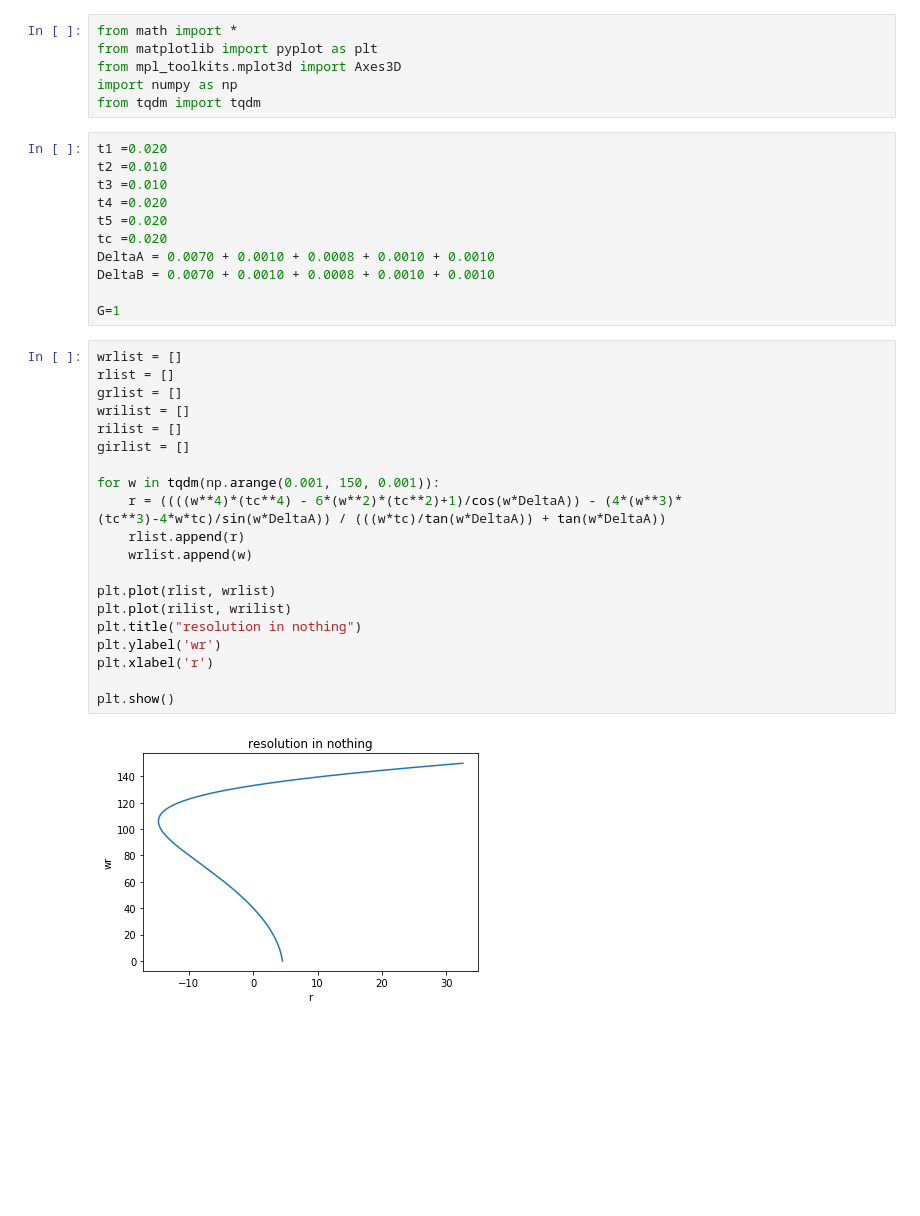
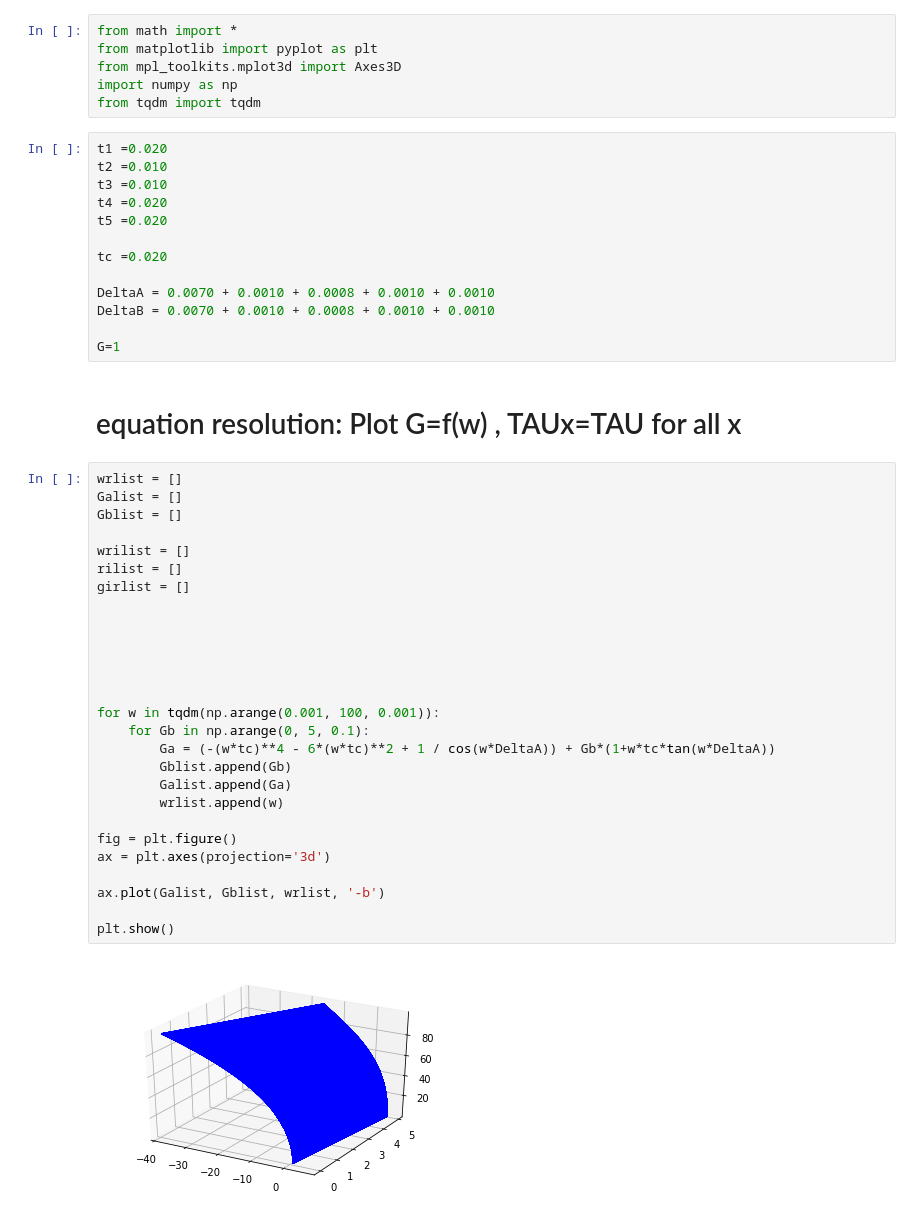
Before and after one commit to YacineOb/BasalGangliaModel2017, a Jupyter notebook: Diagram MsnThaLoop.ipynb, the cells around one changed output. Saved outputs shown, nothing was run; the diff lists cells and outputs as text; blank space fills up the shorter version.

Commit message:
updated equations

```diff
--- a/Diagram MsnThaLoop.ipynb
+++ b/Diagram MsnThaLoop.ipynb
@@ -10,30 +10,41 @@ t2 =0.010
 t3 =0.010
 t4 =0.020
 t5 =0.020
+
 tc =0.020
+
 DeltaA = 0.0070 + 0.0010 + 0.0008 + 0.0010 + 0.0010
 DeltaB = 0.0070 + 0.0010 + 0.0008 + 0.0010 + 0.0010
 
 G=1
+# %% [markdown]
+# equation resolution: Plot G=f(w) , TAUx=TAU for all x
 # %%
 wrlist = []
-rlist = []
-grlist = []
+Galist = []
+Gblist = []
+
 wrilist = []
 rilist = []
 girlist = []
 
-for w in tqdm(np.arange(0.001, 150, 0.001)):
-    r = ((((w**4)*(tc**4) - 6*(w**2)*(tc**2)+1)/cos(w*DeltaA)) - (4*(w**3)*(tc**3)-4*w*tc)/sin(w*DeltaA)) / (((w*tc)/tan(w*DeltaA)) + tan(w*DeltaA))
-    rlist.append(r)
-    wrlist.append(w)
 
-plt.plot(rlist, wrlist)
-plt.plot(rilist, wrilist)
-plt.title("resolution in nothing")
-plt.ylabel('wr')
-plt.xlabel('r')
+
+
+
+
+for w in tqdm(np.arange(0.001, 100, 0.001)):
+    for Gb in np.arange(0, 5, 0.1):
+        Ga = (-(w*tc)**4 - 6*(w*tc)**2 + 1 / cos(w*DeltaA)) + Gb*(1+w*tc*tan(w*DeltaA))
+        Gblist.append(Gb)
+        Galist.append(Ga)
+        wrlist.append(w)
+
+fig = plt.figure()
+ax = plt.axes(projection='3d')
+
+ax.plot(Galist, Gblist, wrlist, '-b')
 
 plt.show()
 # %% [output]
-[figure, old version]
+[figure, new version]
```
Also changed, not shown: 2 other files.
